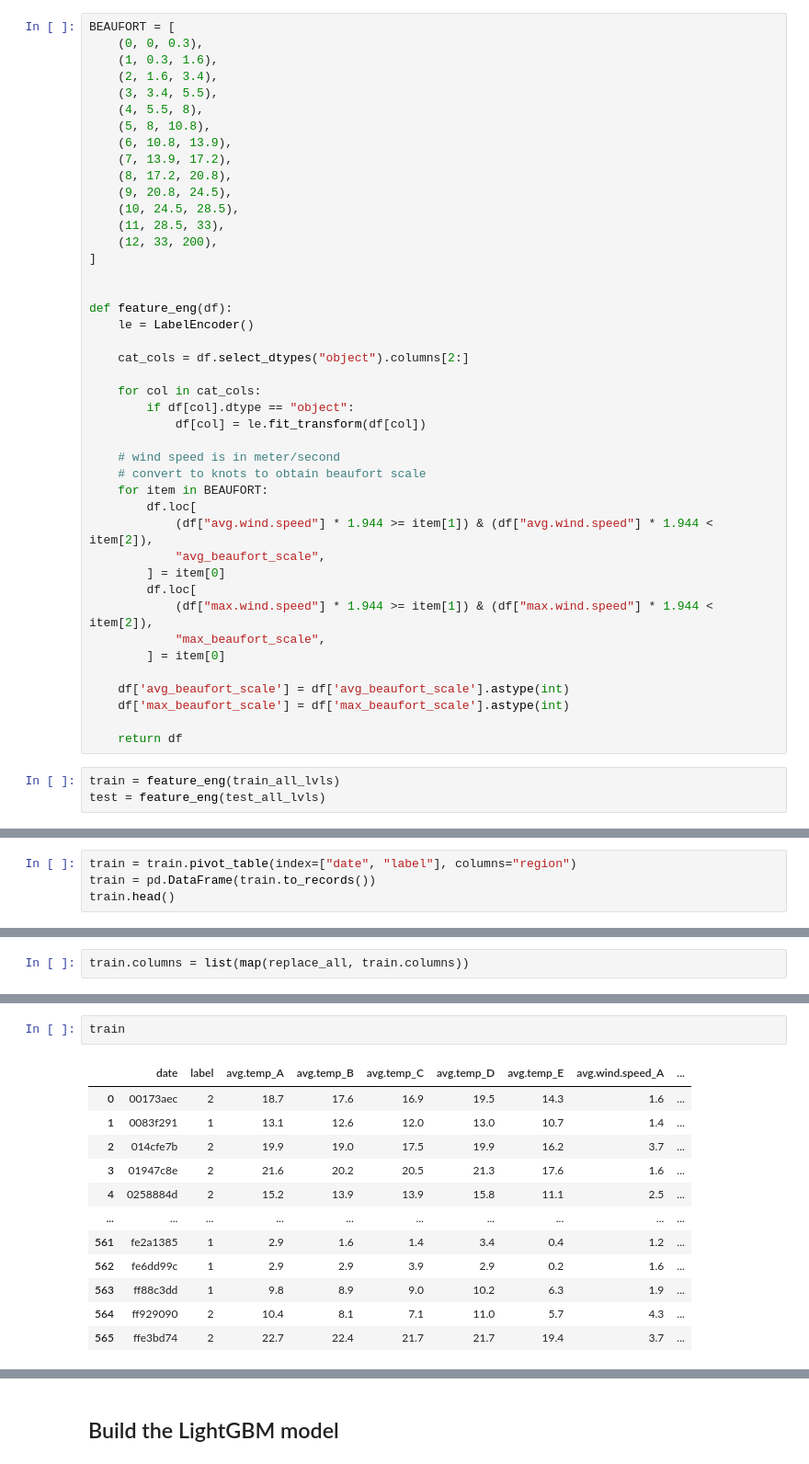
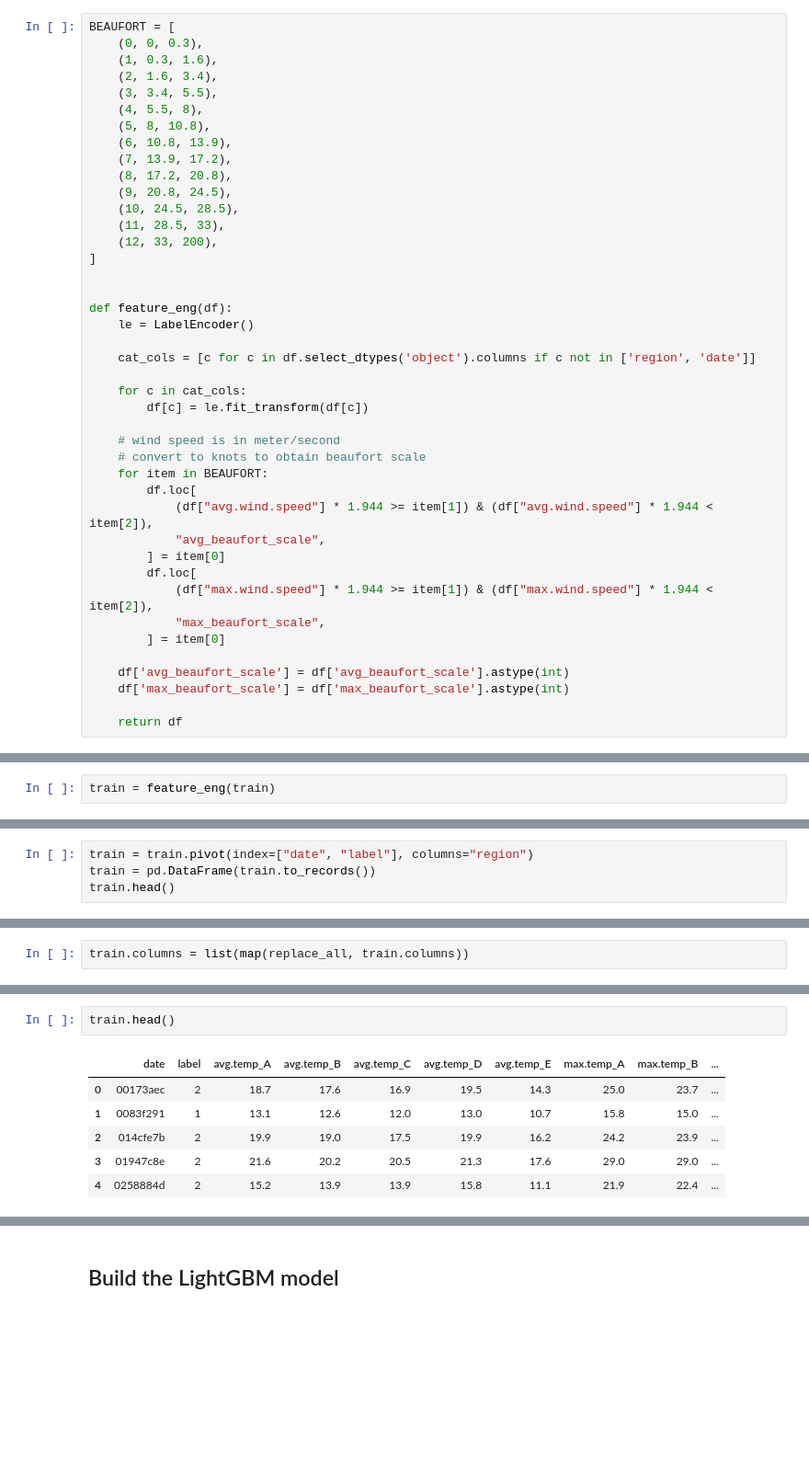
Before and after one commit to benthecoder/medium-code, a Jupyter notebook: notebooks/weather-forecast.ipynb, the cells around one changed output, grey strips where cells are left out. Shown at 92% size. Saved outputs shown, nothing was run; the diff lists cells and outputs as text; blank space fills up the shorter version.

```diff
--- a/notebooks/weather-forecast.ipynb
+++ b/notebooks/weather-forecast.ipynb
@@ -336,11 +282,10 @@ BEAUFORT = [
 def feature_eng(df):
     le = LabelEncoder()
 
-    cat_cols = df.select_dtypes("object").columns[2:]
+    cat_cols = [c for c in df.select_dtypes('object').columns if c not in ['region', 'date']]
 
-    for col in cat_cols:
-        if df[col].dtype == "object":
-            df[col] = le.fit_transform(df[col])
+    for c in cat_cols:
+        df[c] = le.fit_transform(df[c])
 
     # wind speed is in meter/second
     # convert to knots to obtain beaufort scale
@@ -358,6 +303,3 @@ def feature_eng(df):
     df['max_beaufort_scale'] = df['max_beaufort_scale'].astype(int)
 
     return df
-# %%
-train = feature_eng(train_all_lvls)
-test = feature_eng(test_all_lvls)
@@ -364,3 +308,5 @@ test = feature_eng(test_all_lvls)
+# %%
+train = feature_eng(train)
 # %% [markdown]
 ## Prepare train data
 # %%
@@ -394,5 +331,5 @@ dtype: object
 # %%
-train = train.pivot_table(index=["date", "label"], columns="region")
+train = train.pivot(index=["date", "label"], columns="region")
 train = pd.DataFrame(train.to_records())
 train.head()
 # %% [output]
@@ -445,15 +381,9 @@ test.columns = list(map(replace_all, test.columns))
 # %%
-train
+train.head()
 # %% [output]
-|  | date | label | avg.temp_A | avg.temp_B | avg.temp_C | avg.temp_D | avg.temp_E | avg.wind.speed_A | ... |
-| 0 | 00173aec | 2 | 18.7 | 17.6 | 16.9 | 19.5 | 14.3 | 1.6 | ... |
-| 1 | 0083f291 | 1 | 13.1 | 12.6 | 12.0 | 13.0 | 10.7 | 1.4 | ... |
-| 2 | 014cfe7b | 2 | 19.9 | 19.0 | 17.5 | 19.9 | 16.2 | 3.7 | ... |
-| 3 | 01947c8e | 2 | 21.6 | 20.2 | 20.5 | 21.3 | 17.6 | 1.6 | ... |
-| 4 | 0258884d | 2 | 15.2 | 13.9 | 13.9 | 15.8 | 11.1 | 2.5 | ... |
-| ... | ... | ... | ... | ... | ... | ... | ... | ... | ... |
-| 561 | fe2a1385 | 1 | 2.9 | 1.6 | 1.4 | 3.4 | 0.4 | 1.2 | ... |
-| 562 | fe6dd99c | 1 | 2.9 | 2.9 | 3.9 | 2.9 | 0.2 | 1.6 | ... |
-| 563 | ff88c3dd | 1 | 9.8 | 8.9 | 9.0 | 10.2 | 6.3 | 1.9 | ... |
-| 564 | ff929090 | 2 | 10.4 | 8.1 | 7.1 | 11.0 | 5.7 | 4.3 | ... |
-| 565 | ffe3bd74 | 2 | 22.7 | 22.4 | 21.7 | 21.7 | 19.4 | 3.7 | ... |
+|  | date | label | avg.temp_A | avg.temp_B | avg.temp_C | avg.temp_D | avg.temp_E | max.temp_A | max.temp_B | ... |
+| 0 | 00173aec | 2 | 18.7 | 17.6 | 16.9 | 19.5 | 14.3 | 25.0 | 23.7 | ... |
+| 1 | 0083f291 | 1 | 13.1 | 12.6 | 12.0 | 13.0 | 10.7 | 15.8 | 15.0 | ... |
+| 2 | 014cfe7b | 2 | 19.9 | 19.0 | 17.5 | 19.9 | 16.2 | 24.2 | 23.9 | ... |
+| 3 | 01947c8e | 2 | 21.6 | 20.2 | 20.5 | 21.3 | 17.6 | 29.0 | 29.0 | ... |
+| 4 | 0258884d | 2 | 15.2 | 13.9 | 13.9 | 15.8 | 11.1 | 21.9 | 22.4 | ... |
```
Also changed, not shown: parts of 103 cells of this notebook, 5 other files.
